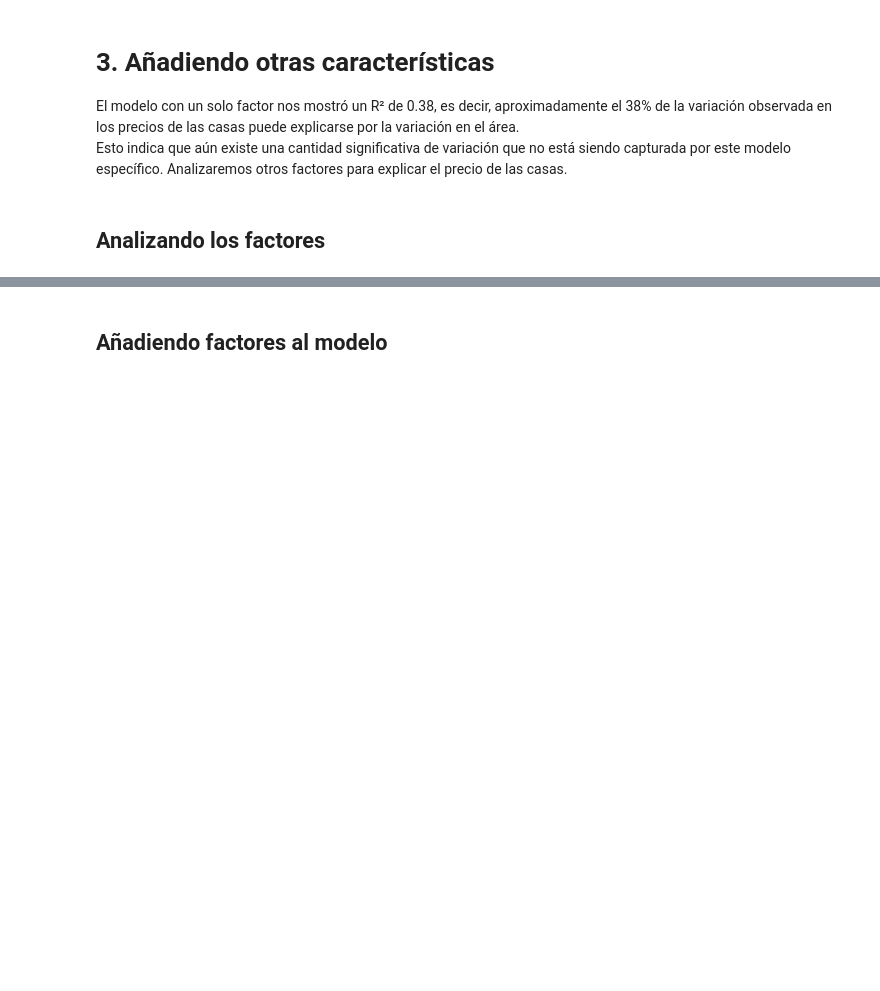
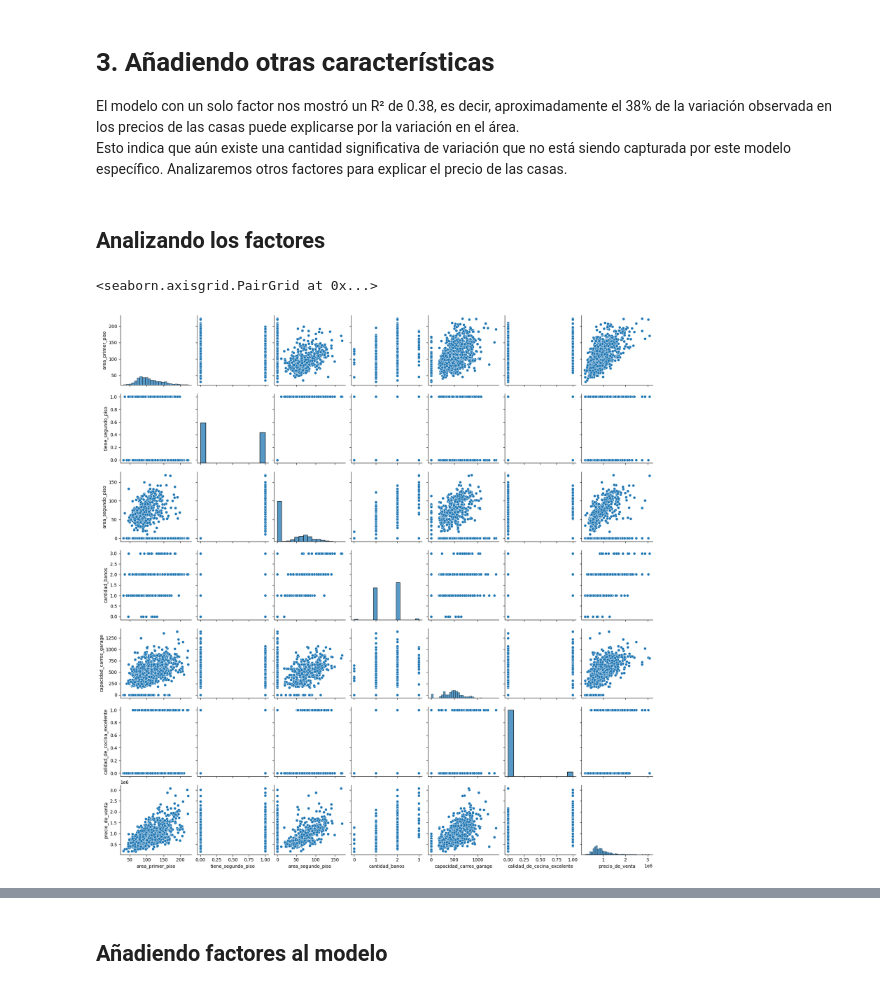
Before and after one commit to LejImkoaj/data-sciencie-regresion-lineal, a Jupyter notebook: precios_de_inmuebles_regresion_lineal.ipynb, the cells around one changed output, grey strips where cells are left out. Drawn from its saved outputs; the diff is of its cells as text; code cells hidden in the pictures; blank space fills up the shorter version.

```diff
--- a/precios_de_inmuebles_regresion_lineal.ipynb
+++ b/precios_de_inmuebles_regresion_lineal.ipynb
@@ -378,5 +378,10 @@ Esto indica que aún existe una cantidad significativa de variación que no est
 ## Analizando los factores
 # %%
 # cuáles otras características podrían explicar el precio de los inmuebles?
+
+sns.pairplot(datos)
+# %% [output]
+<seaborn.axisgrid.PairGrid at 0x...>
+[figure, added]
 # %%
 #Vamos a analizar solamente y_vars='precio_de_venta'
```
Also changed, not shown: parts of 10 cells of this notebook.
